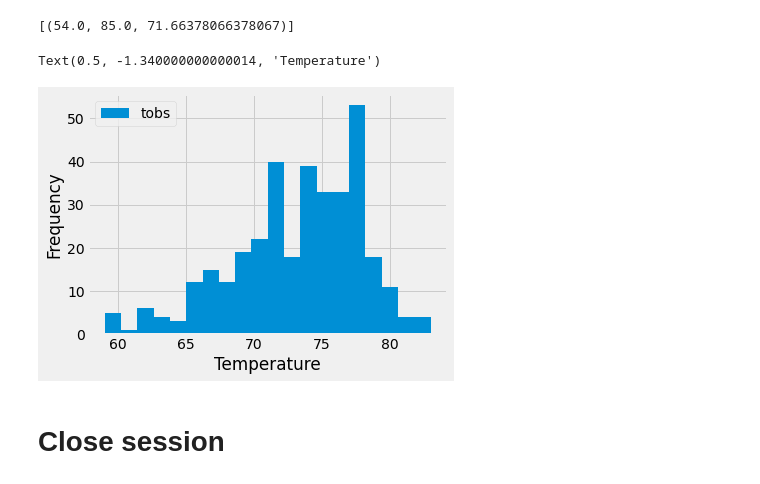
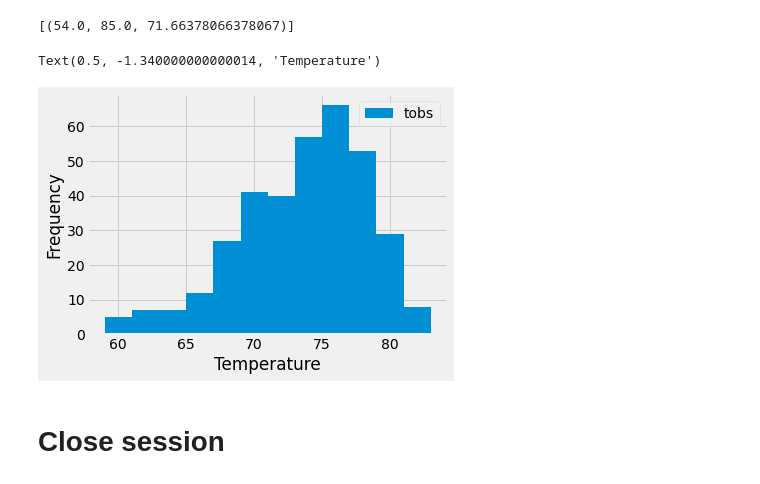
Before and after one commit to isdicely/sqlalchemy-challenge, a Jupyter notebook: climate_starter.ipynb, the cells around one changed output. Saved outputs shown, nothing was run; the diff lists cells and outputs as text; code cells hidden in the pictures.

```diff
--- a/climate_starter.ipynb
+++ b/climate_starter.ipynb
@@ -162,17 +162,17 @@ session.query(func.min(Measurement.tobs), func.max(Measurement.tobs), func.avg(M
 # %%
 # Using the most active station id
 # Query the last 12 months of temperature observation data for this station and plot the results as a histogram
 temps_results = session.query(Measurement.tobs).filter(Measurement.station == station_counts[0][0]).filter(Measurement.date >= earliest_date).all()
 temps_results
 
 
 temp_station_df = pd.DataFrame(temps_results, columns=['tobs'])
-temp_station_df.plot.hist(bins=20)
+temp_station_df.plot.hist(bins=12)
 plt.tight_layout()
 plt.xlabel("Temperature")
 # %% [output]
 Text(0.5, -1.340000000000014, 'Temperature')
-[figure, old version]
+[figure, new version]
 # %% [markdown]
 # Close session
 # %%
```
